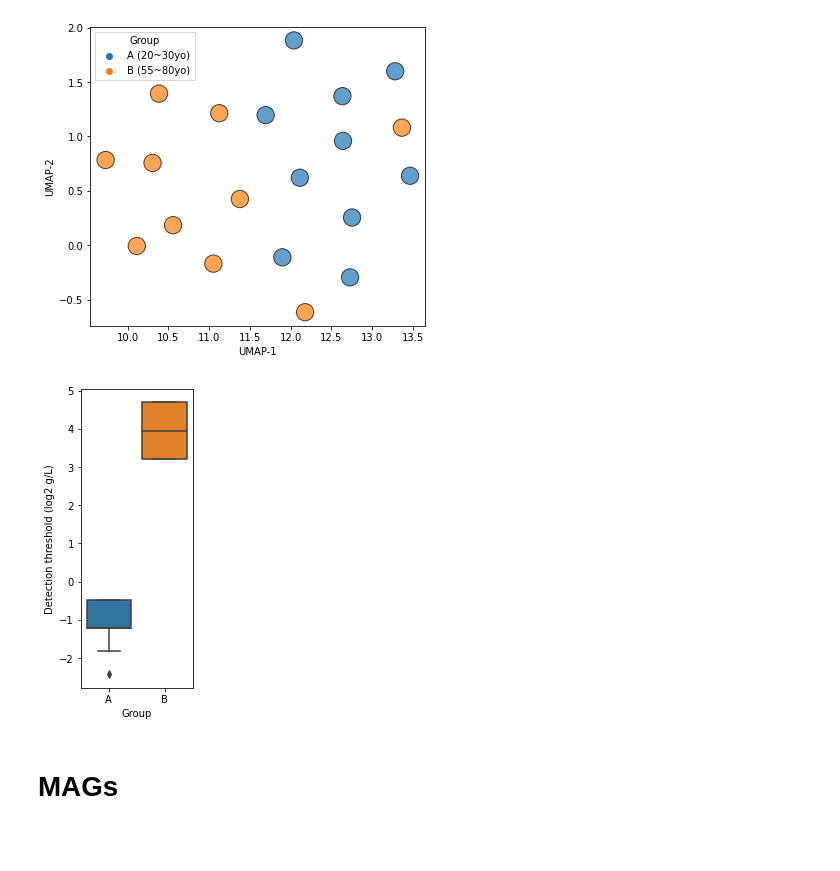
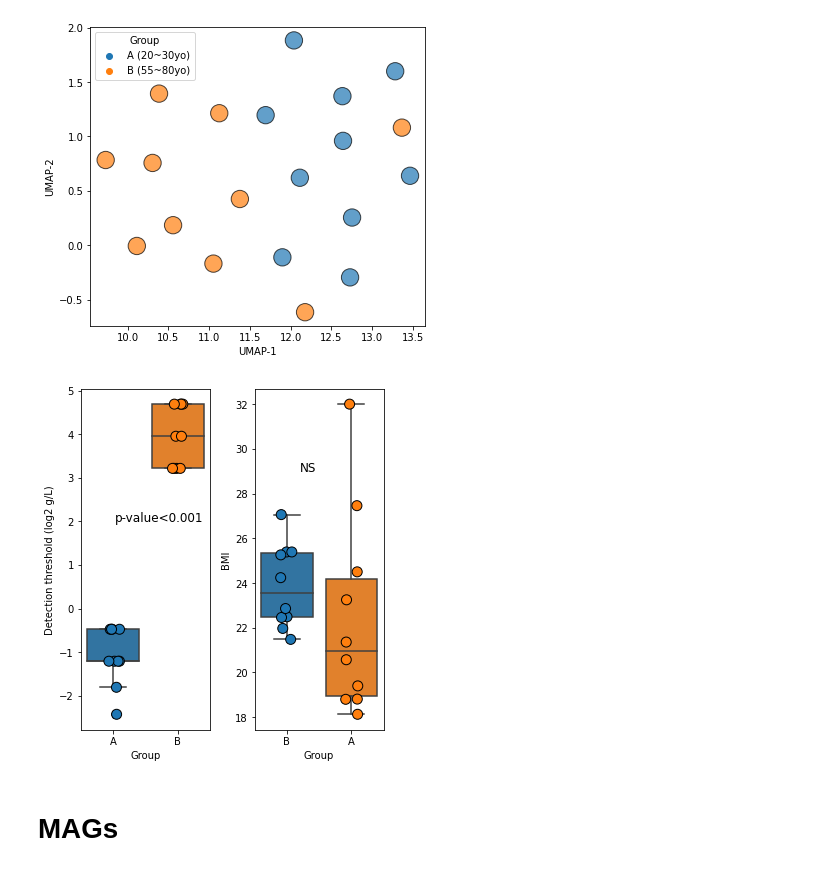
Before and after one commit to SizheQiu/OralMicroIX, a Jupyter notebook: workflow/metag_analysis.ipynb, the cells around one changed output. Cells and saved outputs as stored; diff of their text form; code cells hidden in the pictures; blank space fills up the shorter version.

```diff
--- a/workflow/metag_analysis.ipynb
+++ b/workflow/metag_analysis.ipynb
@@ -148,6 +149,7 @@ oral_tax['Species'] = spnames; oral_tax = oral_tax.rename(columns={'Species':'Sa
 oral_tax = oral_tax.set_index(['Sample'])
 oral_tax = oral_tax.T; oral_quant = oral_tax.groupby(oral_tax.columns, axis=1).sum();
 threshold = pd.read_csv('../data/metagenome/Thresholds.csv')
+sample_info = pd.read_csv('../data/sample_info.csv')
 oral_quant.head()
 # %% [output]
 | Sample | Abiotrophia defectiva | Acidaminococcus species incertae ... | Acidovorax wautersii | Acinetobacter baumannii | ... |
@@ -173,14 +175,21 @@ ax.set_xlabel('UMAP-1'); ax.set_ylabel('UMAP-2');
 # %% [output]
 [figure]
 # %%
-fig, ax = plt.subplots(1,1,figsize=(2,5.5))
+fig, axs = plt.subplots(1,2,figsize=(5,5.5))
 temp_pd = pd.DataFrame(zip(['A' for i in range(10)] + ['B' for i in range(10)],
                           np.log2(threshold['Detection threshold']) ),columns=['Group','Detection threshold'])
-sns.boxplot(data=temp_pd,x='Group',y='Detection threshold',ax=ax)
-ax.set_ylabel('Detection threshold (log2 g/L)')
+sns.boxplot(data=temp_pd,x='Group',y='Detection threshold',ax=axs[0])
+sns.stripplot(data=temp_pd,x='Group',y='Detection threshold',size=10,edgecolor='black',linewidth=1,ax=axs[0])
+axs[0].set_ylabel('Detection threshold (log2 g/L)')
+sample_info['Group']=['B' for i in range(10)]+['A' for i in range(10)]
+sns.boxplot(data=sample_info,x='Group',y='BMI',ax=axs[1])
+sns.stripplot(data=sample_info,x='Group',y='BMI',size=10,edgecolor='black',linewidth=1,ax=axs[1])
+fig.tight_layout()
+axs[0].text(0.02,2,s='p-value<0.001',fontsize=12)
+axs[1].text(0.2,29,s='NS',fontsize=12)
 # plt.savefig('../../../../Oral_paper/Figures_2025/taste_threshold.svg',format='svg',dpi=150)
 # %% [output]
-[figure, old version]
+[figure, new version]
 # %%
 genus_quant = oral_quant.copy()
 for col in genus_quant.columns:
```
Also changed, not shown: parts of 1 cell of this notebook, 4 other files.
